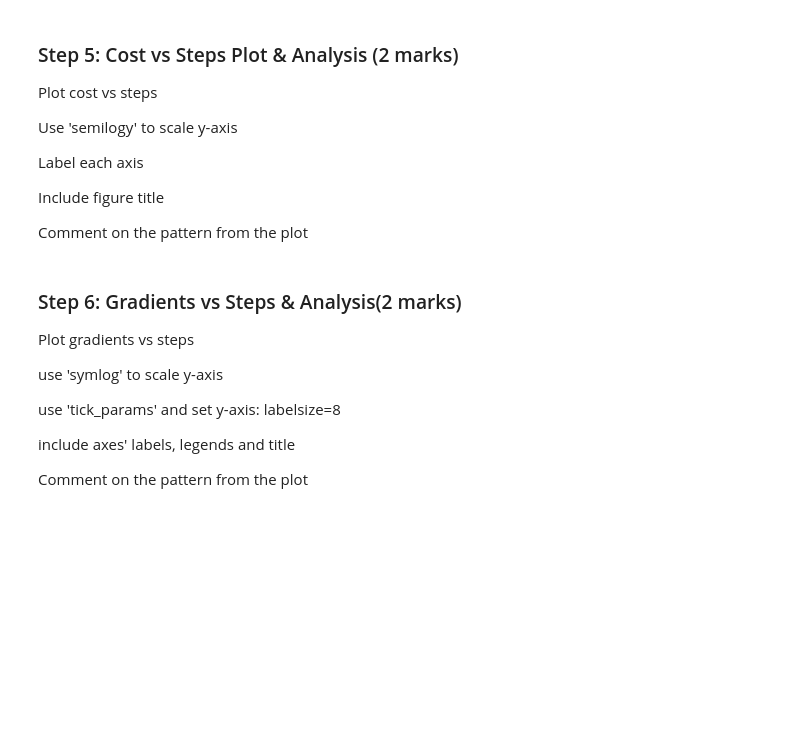
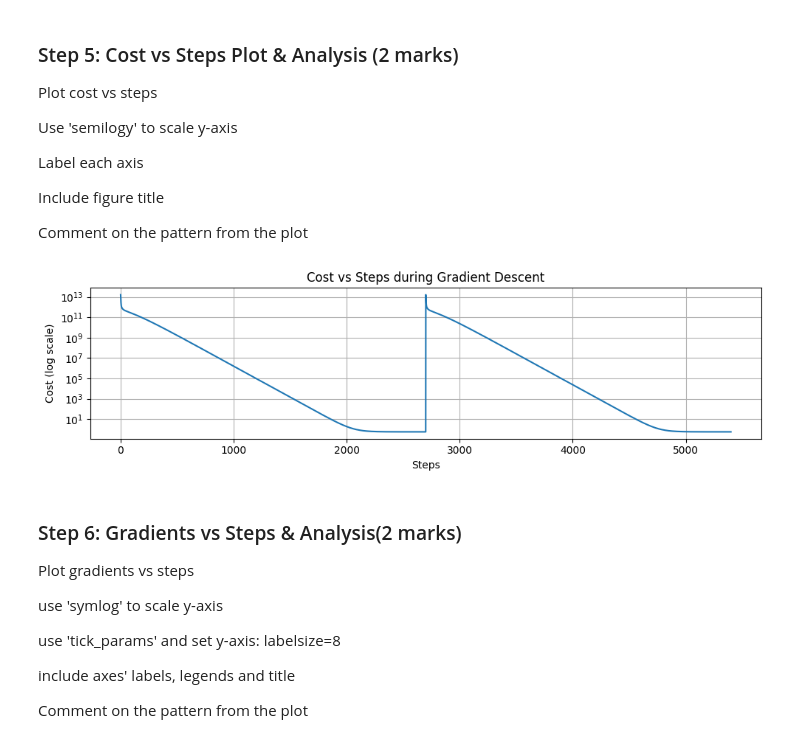
Before and after one commit to SoroushSoleymani/engg680_2024_fall, a Jupyter notebook: Lab_Assignment3/Assignment3.ipynb, the cells around one changed output. Drawn from its saved outputs; the diff is of its cells as text; code cells hidden in the pictures; blank space fills up the shorter version.

```diff
--- a/Lab_Assignment3/Assignment3.ipynb
+++ b/Lab_Assignment3/Assignment3.ipynb
@@ -267,3 +258,25 @@ plt.show()
+# %%
+fig , ax = plt.subplots(nrows=1,ncols=1, figsize=(10,3))
+
+# Plot cost vs. steps using semilogy for the y-axis
+ax.semilogy(arr_cost,)
+
+# Label the axes
+ax.set_xlabel('Steps')
+ax.set_ylabel('Cost (log scale)')
+
+# Set the title of the plot
+ax.set_title('Cost vs Steps during Gradient Descent')
+
+# Use grid for better visualization
+ax.grid(True)
+fig.tight_layout()
+plt.show()
+
+# Comment on the pattern
+# The graph reveals a rapid decline in cost initially, indicating swift convergence. The curve leveling off around 2500 steps suggests that the model has either converged or is reaching near-optimal performance.
+# %% [output]
+[figure, added]
 # %% [markdown]
 ### Step 6: Gradients vs Steps & Analysis(2 marks)
 Plot gradients vs steps
```
Also changed, not shown: parts of 13 cells of this notebook.
